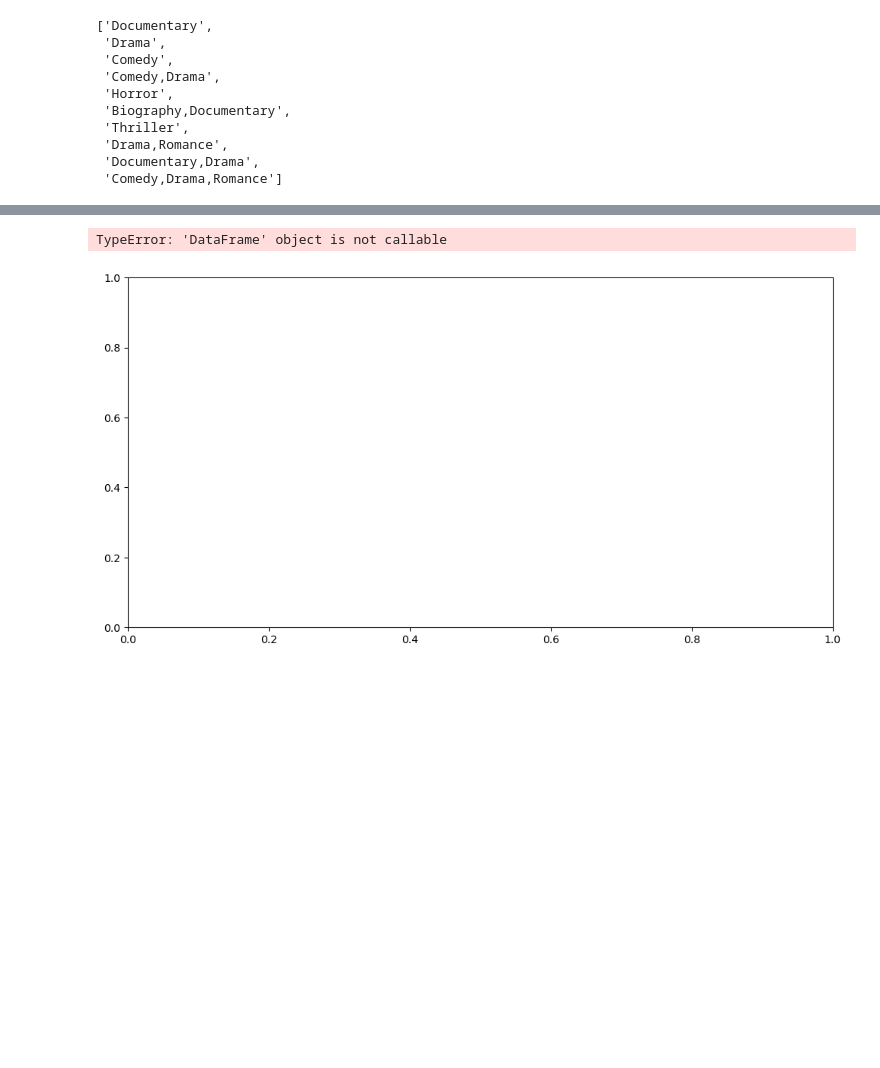
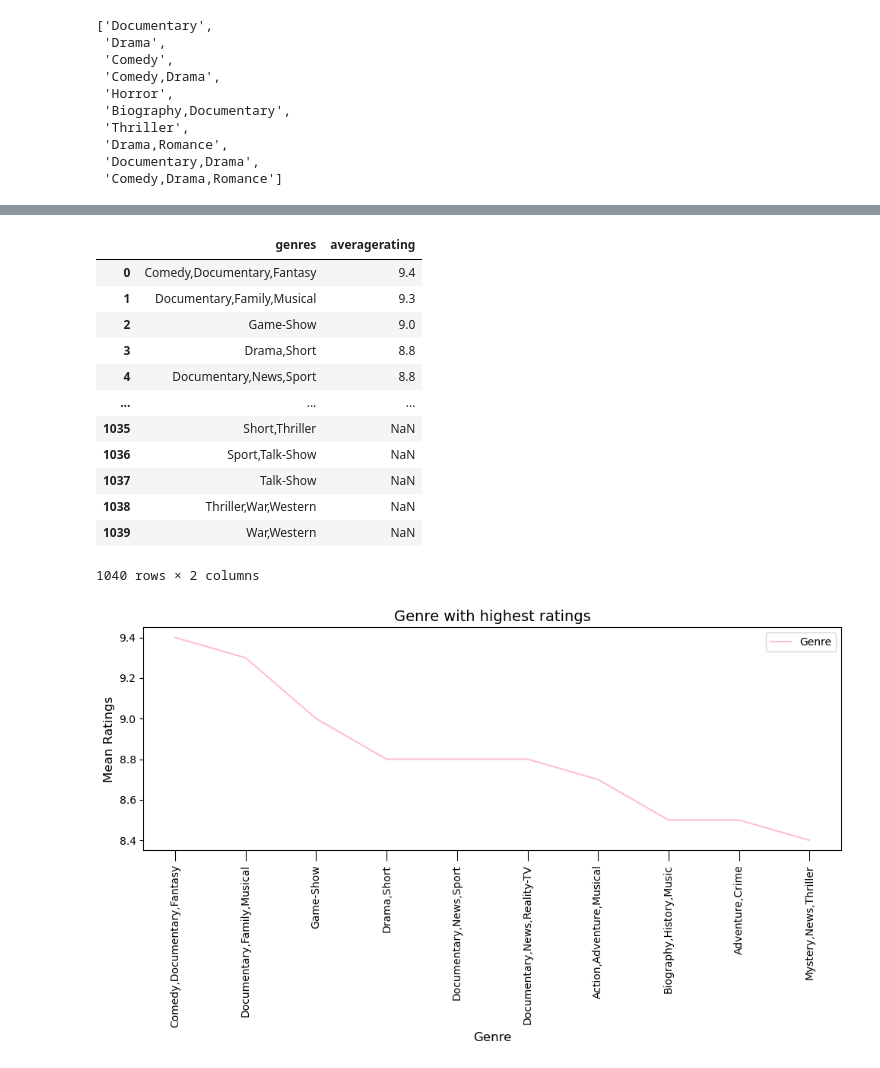
Before and after one commit to wanjikuciku/Phase-1-Project, a Jupyter notebook: project.ipynb, the cells around one changed output, grey strips where cells are left out. Cells and saved outputs as stored; diff of their text form; code cells hidden in the pictures; blank space fills up the shorter version.

Commit message:
created the visualization for my first question thank God

```diff
--- a/project.ipynb
+++ b/project.ipynb
@@ -821,30 +802,71 @@ Name: averagerating, Length: 1040, dtype: float64
 # %%
-# set up plots
-fig, ax = plt.subplots(figsize=(12,6))
+genre = basics_and_ratings.groupby('genres')
 
-# Create the variables
+mean_ratings = genre['averagerating'].mean().sort_values(ascending=False)
+# mean_ratings.sort_values(ascending=False)
+mean_ratings
 
-genre = basics_and_ratings('genre')
-mean_ratings = genre['averageratings'].mean()
-
+# mean_ratings = mean_ratings.sort_values(ascending=False)
+# mean_ratings
 # convert the mean_ratings to a DataFrame
 mean_ratings_df = pd.DataFrame(mean_ratings)
+mean_ratings_df
 # making "genre" a column
 mean_ratings_df = mean_ratings_df.reset_index()
+mean_ratings_df
 
+# ax.bar(mean_ratings_df['genres'].head(), mean_ratings_df['averagerating'].head())
+# # set the respective lables
+# ax.set_title('Genre with highest ratings')
+# ax.set_xlabel('Genre')
+# ax.set_ylabel('Mean Ratings')
 
-# plot data
-ax.bar(mean_ratings.index, mean_ratings)
-# set the respective lables
-ax.set_title('Genre with highest ratings')
-ax.set_xlabel('Genre')
-ax.set_ylabel('Average Ratings')
+# # rotate the x-axis label for better readability
+# plt.xticks(rotation = 45)
 
-# rotate the x-axis label for better readability
-ax.tick_params(axis = "x", rotation = 45)
-
-# adjust layout to prevent lables from being cut off
-plt.tight_layout();
+# # adjust layout to prevent lables from being cut off
+# plt.tight_layout();
 # %% [output]
+|  | genres | averagerating |
+| 0 | Comedy,Documentary,Fantasy | 9.4 |
+| 1 | Documentary,Family,Musical | 9.3 |
+| 2 | Game-Show | 9.0 |
+| 3 | Drama,Short | 8.8 |
+| 4 | Documentary,News,Sport | 8.8 |
+| ... | ... | ... |
+| 1035 | Short,Thriller | NaN |
+| 1036 | Sport,Talk-Show | NaN |
+| 1037 | Talk-Show | NaN |
+| 1038 | Thriller,War,Western | NaN |
+| 1039 | War,Western | NaN |
-TypeError: 'DataFrame' object is not callable
+1040 rows × 2 columns
-[figure, removed]
+# %%
+# set up plots
+fig, ax = plt.subplots(figsize=(10,6))
+
+genre = basics_and_ratings.groupby('genres')
+# created mean_ratings and sorted from largest to smallest
+mean_ratings = genre['averagerating'].mean().sort_values(ascending=False)
+
+# convert the mean_ratings to a DataFrame
+mean_ratings_df = pd.DataFrame(mean_ratings)
+mean_ratings_df
+# making "genre" a column
+mean_ratings_df = mean_ratings_df.reset_index()
+mean_ratings_df
+
+ax.plot(mean_ratings_df['genres'].values[:10], mean_ratings_df['averagerating'].values[:10], color='pink')
+# set the respective lables
+ax.set_title('Genre with highest ratings',size=14)
+ax.set_xlabel('Genre', size=12)
+ax.set_ylabel('Mean Ratings', size=12)
+
+ax.legend(['Genre'])
+
+# rotate the x-axis label for better readability
+ax.tick_params(axis = 'x', rotation = 90, size=10)
+
+# adjusting the spacing between subplots
+plt.tight_layout();
+# %% [output]
+[figure, added]
```
Also changed, not shown: parts of 2 cells of this notebook.
